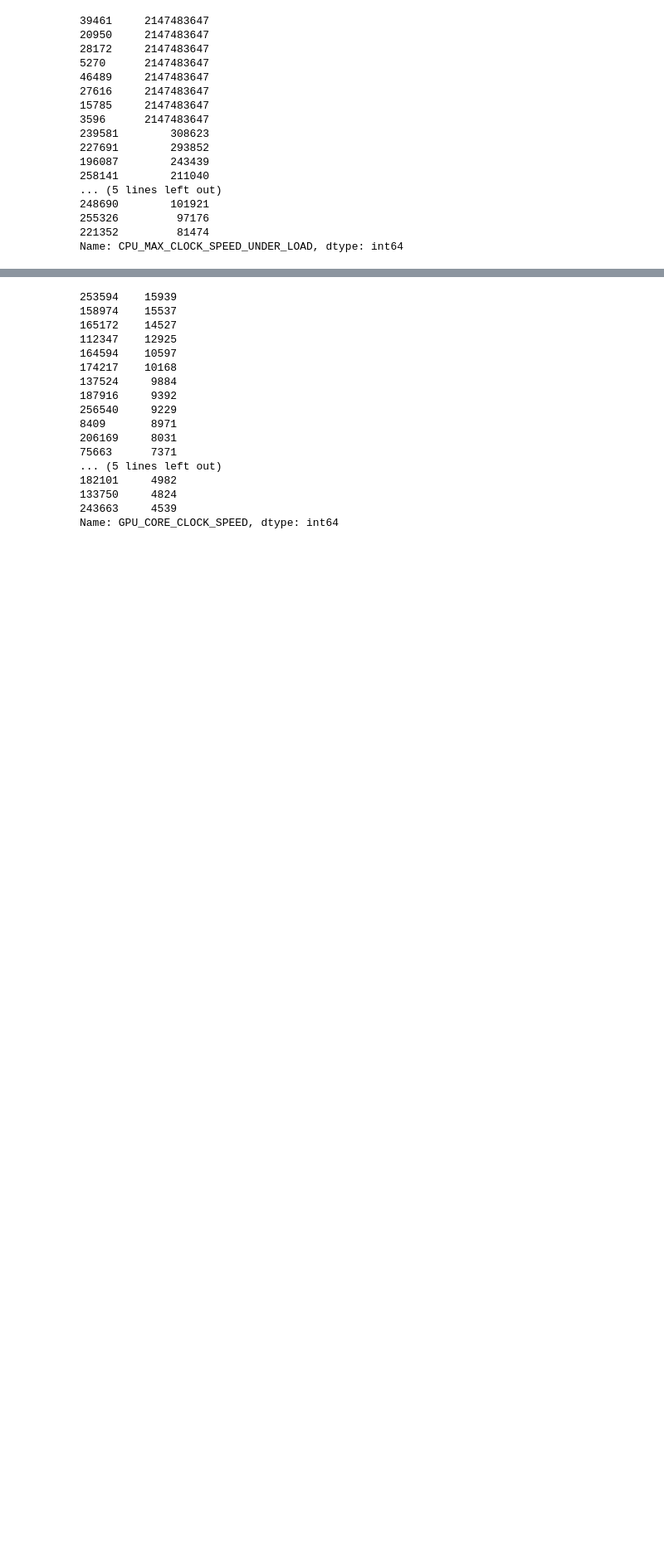
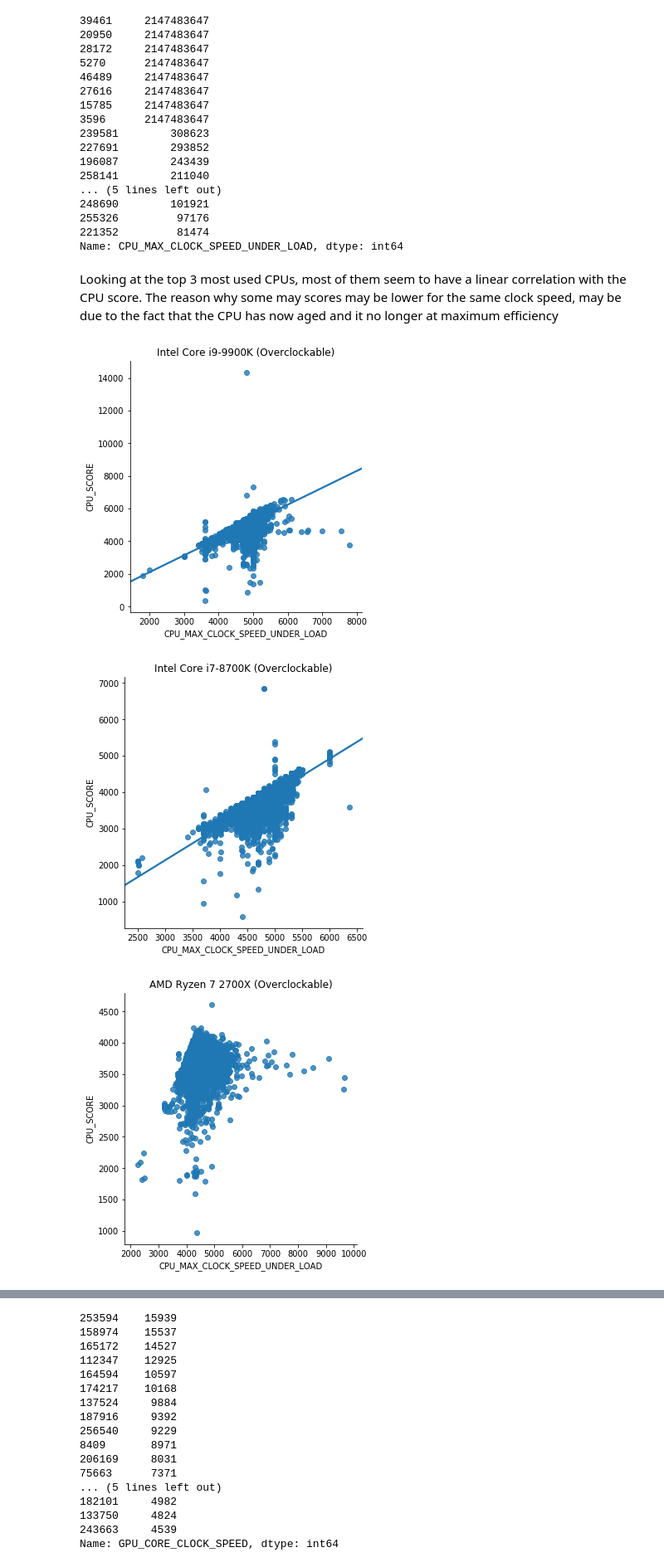
Before and after one commit to Huski-Git/3DMark-Score, a Jupyter notebook: 3D Mark Score Capstone Project.ipynb, the cells around one changed output, grey strips where cells are left out. Shown at 83% size. Cells and saved outputs as stored; diff of their text form; code cells hidden in the pictures; blank space fills up the shorter version.

```diff
--- a/3D Mark Score Capstone Project.ipynb
+++ b/3D Mark Score Capstone Project.ipynb
@@ -338,3 +340,18 @@ data['CPU_MAX_CLOCK_SPEED_UNDER_LOAD'].sort_values(ascending=False)[:20]
 Name: CPU_MAX_CLOCK_SPEED_UNDER_LOAD, dtype: int64
 # %%
 data=data[data['CPU_MAX_CLOCK_SPEED_UNDER_LOAD']<10000]
+# %% [markdown]
+Looking at the top 3 most used CPUs, most of them seem to have a linear correlation with the CPU score. The reason why some may scores may be lower for the same clock speed, may be due to the fact that the CPU has now aged and it no longer at maximum efficiency
+# %%
+sns.lmplot(x='CPU_MAX_CLOCK_SPEED_UNDER_LOAD',y='CPU_SCORE',data=data[data['CPU_NAME']=='Intel Core i9-9900K Processor'],ci=None)
+plt.title('Intel Core i9-9900K (Overclockable)')
+sns.lmplot(x='CPU_MAX_CLOCK_SPEED_UNDER_LOAD',y='CPU_SCORE',data=data[data['CPU_NAME']=='Intel Core i7-8700K Processor'],ci=None)
+plt.title('Intel Core i7-8700K (Overclockable)')
+sns.lmplot(x='CPU_MAX_CLOCK_SPEED_UNDER_LOAD',y='CPU_SCORE',data=data[data['CPU_NAME']=='AMD Ryzen 7 2700X'],ci=None,fit_reg=False)
+plt.title('AMD Ryzen 7 2700X (Overclockable)')
+
+plt.show()
+# %% [output]
+[figure, added]
+[figure, added]
+[figure, added]
```
Also changed, not shown: parts of 44 cells of this notebook.
